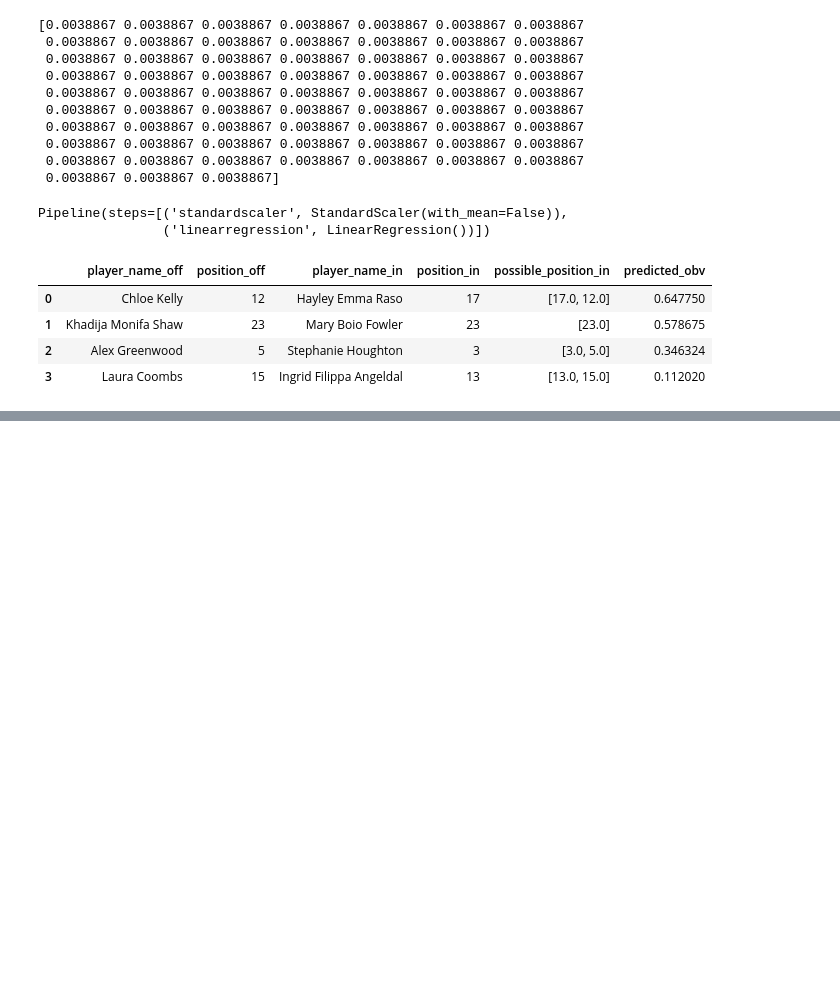
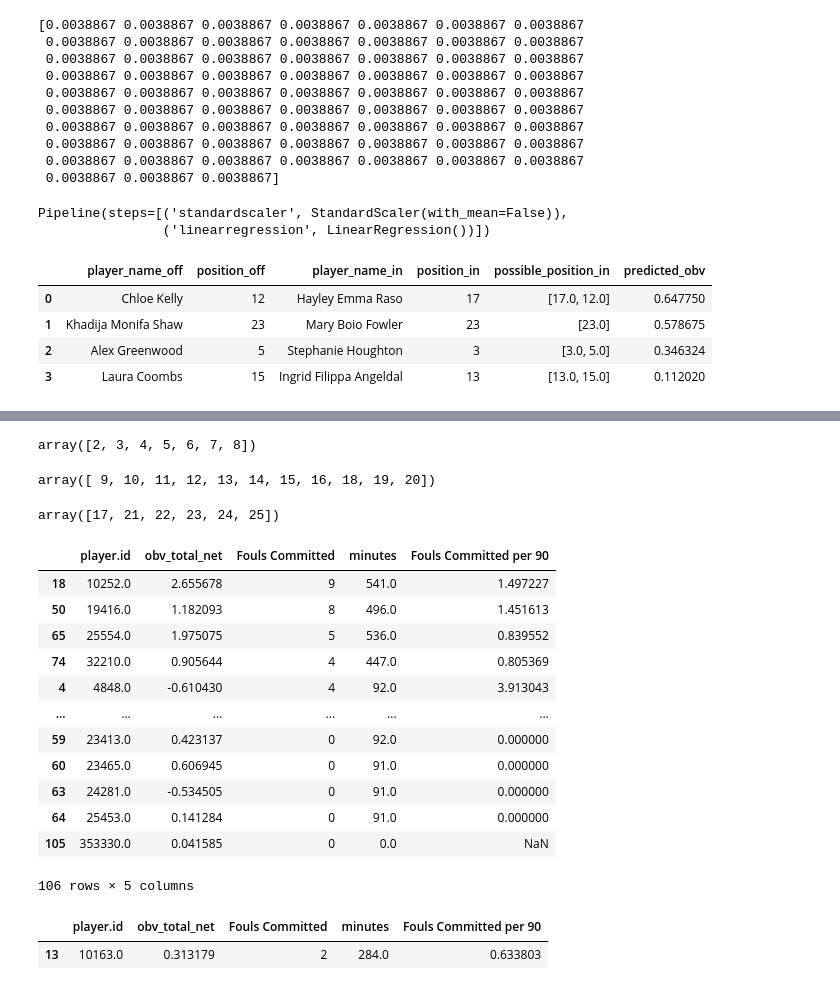
Before and after one commit to Juliette-De/Man-City-Hackathon, a Jupyter notebook: Substitutions.ipynb, the cells around one changed output, grey strips where cells are left out. Cells and saved outputs as stored; diff of their text form; code cells hidden in the pictures; blank space fills up the shorter version.

```diff
--- a/Substitutions.ipynb
+++ b/Substitutions.ipynb
@@ -701,0 +712,12 @@ events[events['team.id'] == 746].groupby(
+# %%
+np.arange(2,9)
+# %% [output]
+array([2, 3, 4, 5, 6, 7, 8])
+# %%
+np.concatenate((np.arange(9,17),np.arange(18,21)))
+# %% [output]
+array([ 9, 10, 11, 12, 13, 14, 15, 16, 18, 19, 20])
+# %%
+np.concatenate(([17],np.arange(21, 26)))
+# %% [output]
+array([17, 21, 22, 23, 24, 25])
@@ -701,0 +742,21 @@ events[events['team.id'] == 746].groupby(
+# %%
+total.sort_values('Fouls Committed', ascending=False)
+# %% [output]
+|  | player.id | obv_total_net | Fouls Committed | minutes | Fouls Committed per 90 |
+| 18 | 10252.0 | 2.655678 | 9 | 541.0 | 1.497227 |
+| 50 | 19416.0 | 1.182093 | 8 | 496.0 | 1.451613 |
+| 65 | 25554.0 | 1.975075 | 5 | 536.0 | 0.839552 |
+| 74 | 32210.0 | 0.905644 | 4 | 447.0 | 0.805369 |
+| 4 | 4848.0 | -0.610430 | 4 | 92.0 | 3.913043 |
+| ... | ... | ... | ... | ... | ... |
+| 59 | 23413.0 | 0.423137 | 0 | 92.0 | 0.000000 |
+| 60 | 23465.0 | 0.606945 | 0 | 91.0 | 0.000000 |
+| 63 | 24281.0 | -0.534505 | 0 | 91.0 | 0.000000 |
+| 64 | 25453.0 | 0.141284 | 0 | 91.0 | 0.000000 |
+| 105 | 353330.0 | 0.041585 | 0 | 0.0 | NaN |
+106 rows × 5 columns
+# %%
+total[total['player.id']==10163]
+# %% [output]
+|  | player.id | obv_total_net | Fouls Committed | minutes | Fouls Committed per 90 |
+| 13 | 10163.0 | 0.313179 | 2 | 284.0 | 0.633803 |
```
Also changed, not shown: parts of 15 cells of this notebook, 7 other files.
